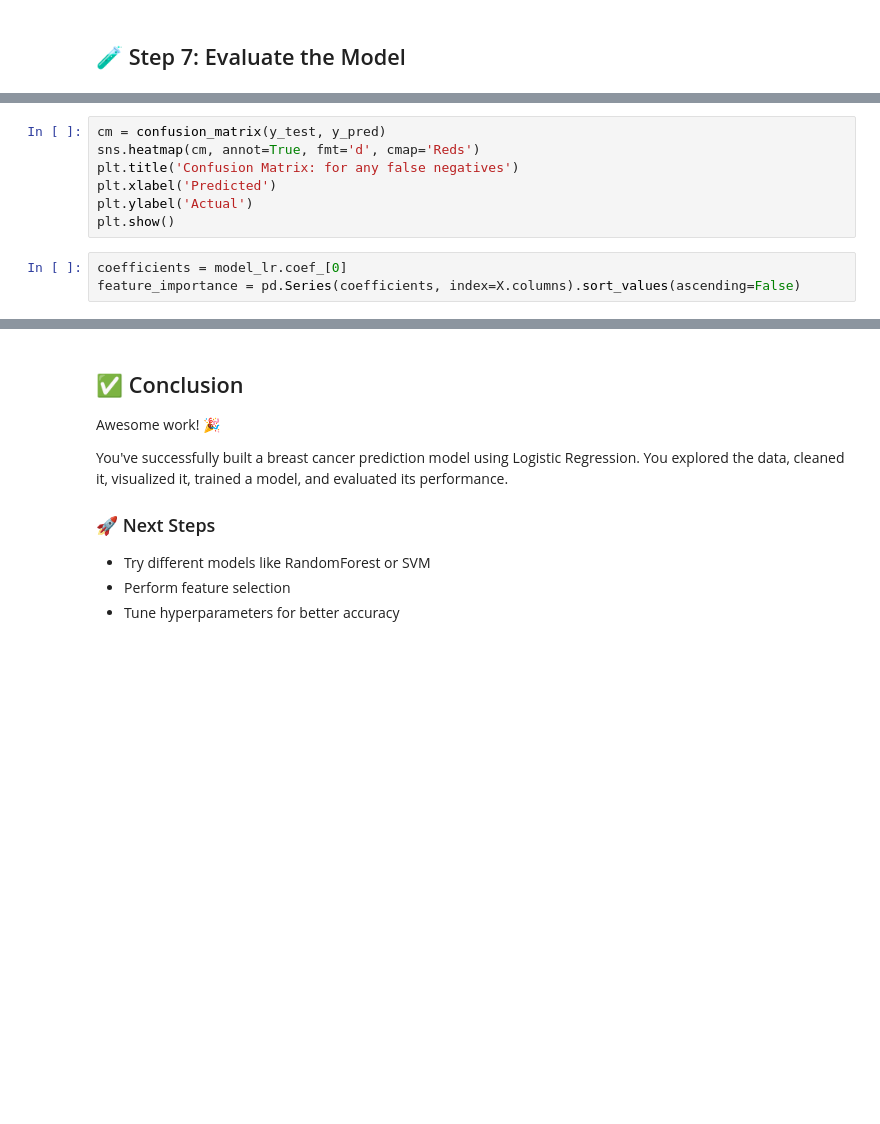
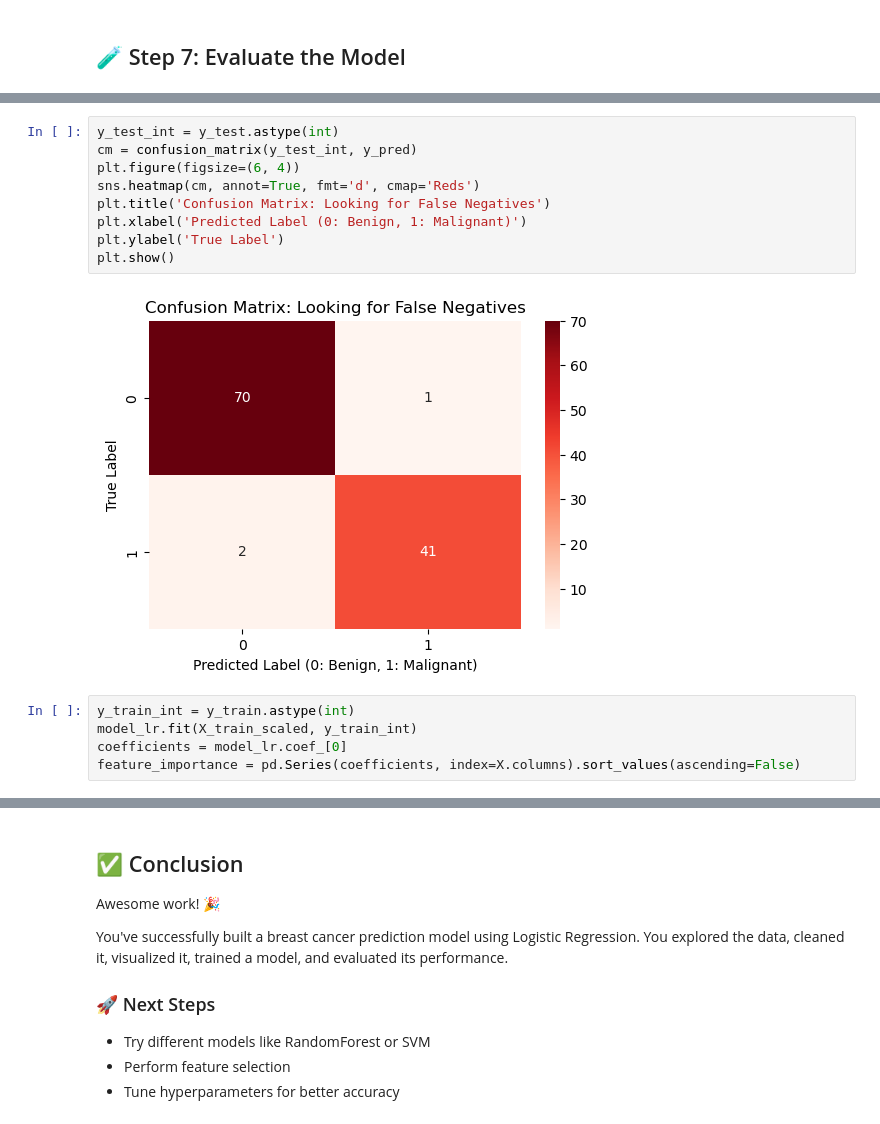
Before and after one commit to devpatel-23/Breast-Cancer-Prediction-using-logistic-regression-, a Jupyter notebook: Breast_Cancer_Prediction_test.ipynb, the cells around one changed output, grey strips where cells are left out. Cells and saved outputs as stored; diff of their text form; blank space fills up the shorter version.

```diff
--- a/Breast_Cancer_Prediction_test.ipynb
+++ b/Breast_Cancer_Prediction_test.ipynb
@@ -304,11 +318,17 @@ plt.show()
 # %%
-cm = confusion_matrix(y_test, y_pred)
+y_test_int = y_test.astype(int)
+cm = confusion_matrix(y_test_int, y_pred)
+plt.figure(figsize=(6, 4))
 sns.heatmap(cm, annot=True, fmt='d', cmap='Reds')
-plt.title('Confusion Matrix: for any false negatives')
-plt.xlabel('Predicted')
-plt.ylabel('Actual')
+plt.title('Confusion Matrix: Looking for False Negatives')
+plt.xlabel('Predicted Label (0: Benign, 1: Malignant)')
+plt.ylabel('True Label')
 plt.show()
+# %% [output]
+[figure, added]
 # %%
+y_train_int = y_train.astype(int)
+model_lr.fit(X_train_scaled, y_train_int)
 coefficients = model_lr.coef_[0]
 feature_importance = pd.Series(coefficients, index=X.columns).sort_values(ascending=False)
 # %%
```
Also changed, not shown: parts of 6 cells of this notebook.
